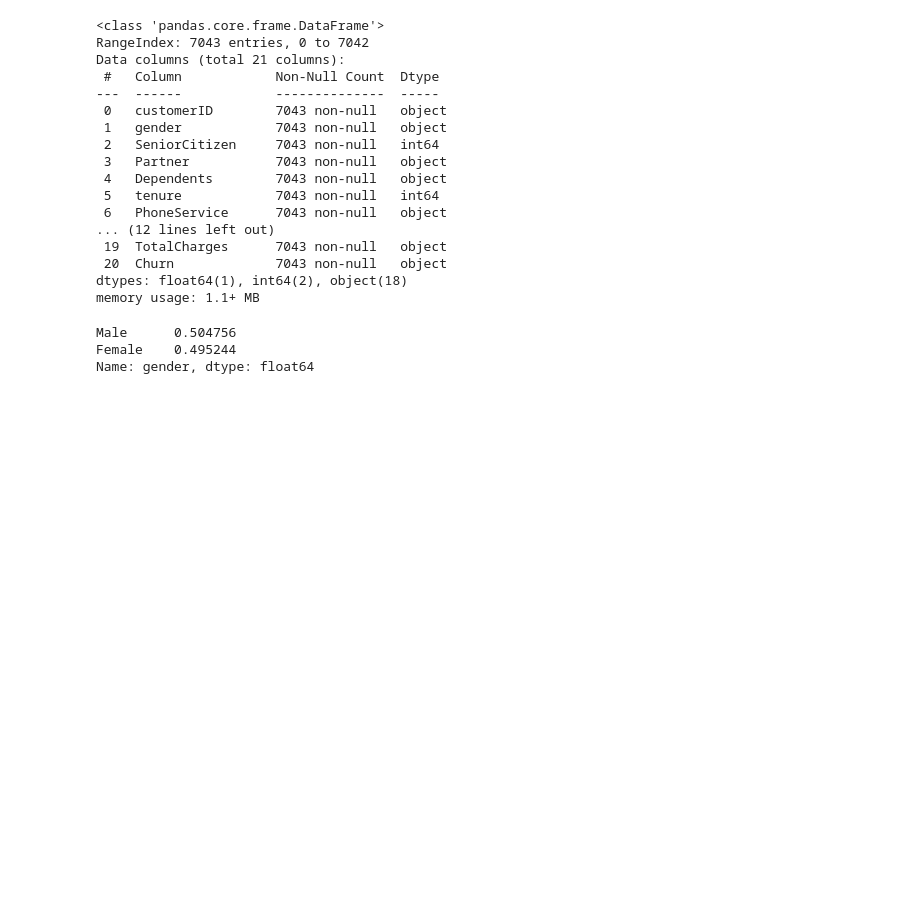
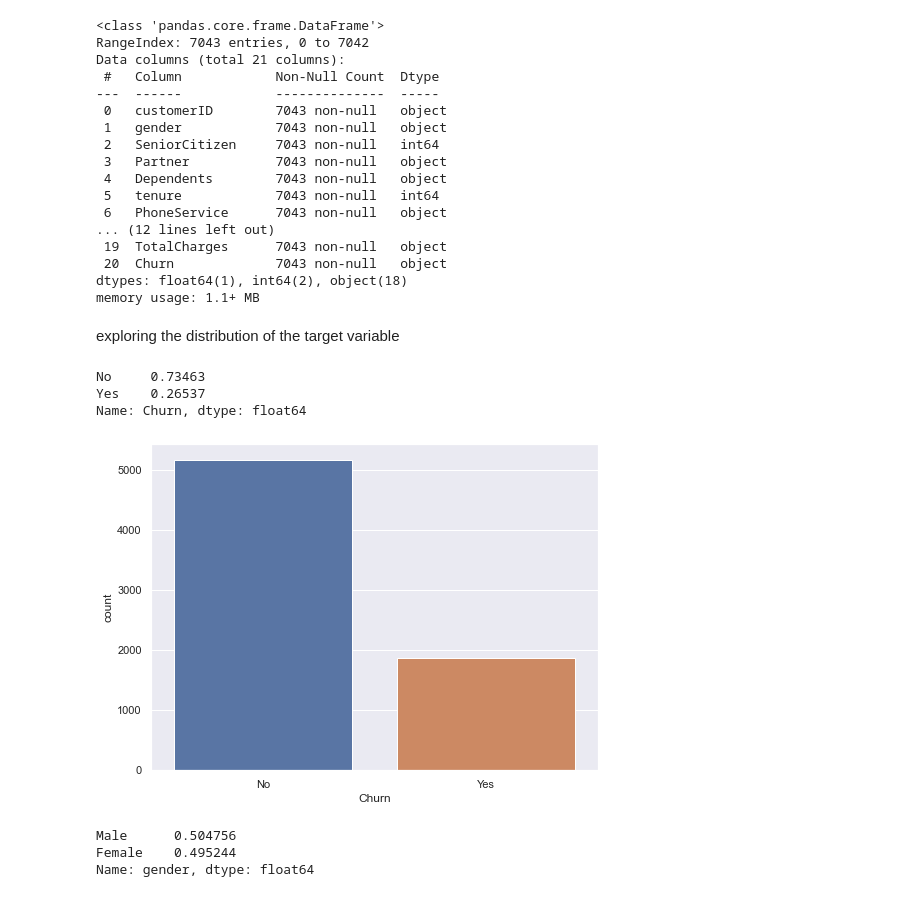
Before and after one commit to ezzaldeeen/telco-customer-churn-prediction, a Jupyter notebook: notebooks/customer-churn-modeling.ipynb, the cells around one changed output. Cells and saved outputs as stored; diff of their text form; code cells hidden in the pictures; blank space fills up the shorter version.

```diff
--- a/notebooks/customer-churn-modeling.ipynb
+++ b/notebooks/customer-churn-modeling.ipynb
@@ -74,6 +74,20 @@ Data columns (total 21 columns):
  20  Churn             7043 non-null   object
 dtypes: float64(1), int64(2), object(18)
 memory usage: 1.1+ MB
+# %% [markdown]
+exploring the distribution of the target variable
+# %%
+data['Churn'].value_counts(normalize=True)
+# %% [output]
+No     0.73463
+Yes    0.26537
+Name: Churn, dtype: float64
+# %%
+plt.figure(figsize=(8,6))
+sns.countplot(x='Churn', data=data)
+plt.show()
+# %% [output]
+[figure, added]
 # %%
 data['gender'].value_counts(normalize=True)
 # %% [output]
```
Also changed, not shown: parts of 6 cells of this notebook.
